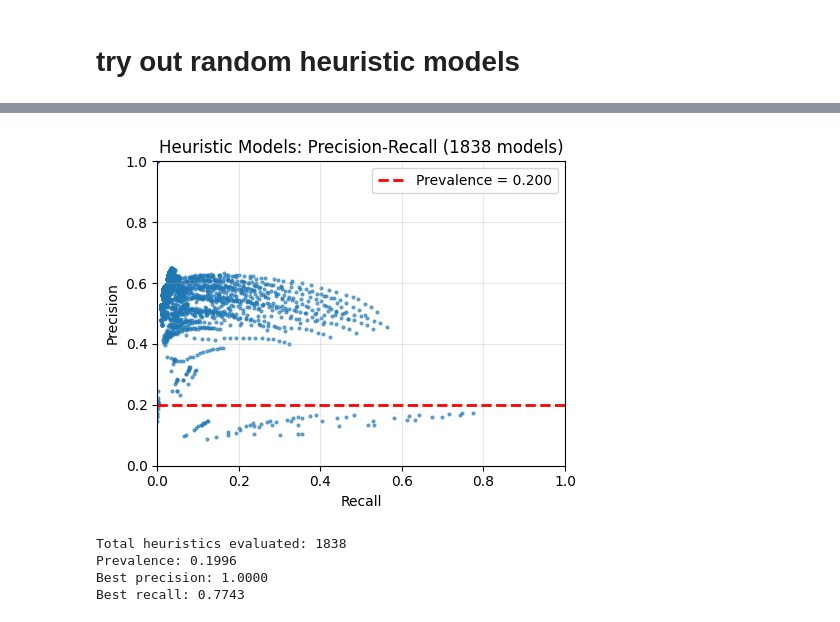
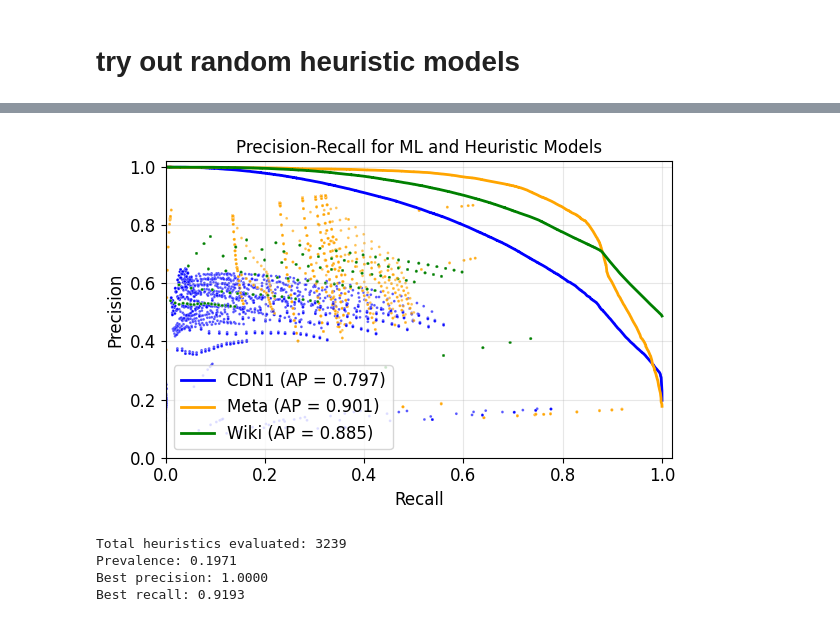
Before and after one commit to IsaacKhor/speculative_revalidation, a Jupyter notebook: analysis/ml_models.ipynb, the cells around one changed output, grey strips where cells are left out. Saved outputs shown, nothing was run; the diff lists cells and outputs as text; code cells hidden in the pictures.

```diff
--- a/analysis/ml_models.ipynb
+++ b/analysis/ml_models.ipynb
@@ -113,6 +130,7 @@ def train_model(sdf):
     return rfc
 
 
-calc_features(df)
+df = calc_features(df)
+df
 # %% [output]
 |  | ts | next_ts | ttl | create_ts | freq | last_ts | update_ts | revals | good_rv | bad_rv | mime | ... |
@@ -133,7 +151,7 @@ models = {}
 
 for src in srcs:
     print(f'Training model for {src}...')
-    sdf = df[df['src'] == src]
+    sdf = df[df['in'] == src]
     rfc = train_model(sdf)
     models[src] = rfc
 # %% [output]
@@ -389,11 +401,12 @@ plt.show()
 # try out random heuristic models
 # %%
 def get_heuristic_model(min_ttl=1, min_freq=1, max_t_since_last_frac=1.0):
-    return lambda d: (d['ttl'] <= min_ttl) & (d['freq'] <= min_freq) & (d['t_since_last_frac'] <= max_t_since_last_frac)
+    return lambda d:  ((d['ttl'] <= min_ttl) & (d['freq'] <= min_freq) & (d['t_since_last_frac'] <= max_t_since_last_frac))
 
-ttls = [0, 1, 2, 3, 4, 5, 10, 15, 30, 60, 300, 900, 3600, 21600, 86400, 7*86400]
+ttls = [0, 5, 10, 30, 60, 900, 3600, 21600, 86400, 7*86400, 14*86400, 30*86400]
 freqs = list(range(0, 7))
 t_since_last_fracs = list(np.linspace(0.0, 1.0, num=20))
+# gens = list(range(0, 10))
 
 import itertools
 heuristics = [get_heuristic_model(*h) for h in itertools.product(ttls, freqs, t_since_last_fracs)]
@@ -402,0 +416,12 @@ Generated 2240 heuristics.
+# %%
+def get_heuristic_model(min_ttl=1, min_freq=1, max_t_since_last_frac=1.0, always_reval_gen=999):
+    return lambda d: (d['generations'] >= always_reval_gen) | ((d['ttl'] <= min_ttl) & (d['freq'] <= min_freq) & (d['t_since_last_frac'] <= max_t_since_last_frac))
+
+ttls = [0, 5, 10, 30, 60, 900, 3600, 21600, 86400, 7*86400, 14*86400, 30*86400]
+freqs = list(range(0, 7))
+t_since_last_fracs = list(np.linspace(0.0, 1.0, num=20))
+gens = list(range(0, 10))
+
+import itertools
+heuristics = [get_heuristic_model(*h) for h in itertools.product(ttls, freqs, t_since_last_fracs, gens)]
+print(f'Generated {len(heuristics)} heuristics.')
@@ -449,30 +527,36 @@ done
 # %%
 
 # Plot precision-recall scatter with prevalence baseline
-plt.figure(figsize=(5, 4))
-plt.scatter(heuristic_df['recall'], heuristic_df['precision'], alpha=0.6, s=4)
+plt.figure(figsize=(6, 4))
+sns.scatterplot(data=heuristic_df, x='recall', y='precision', hue='src', alpha=0.66, s=4, palette={'CDN1': 'blue', 'Meta': 'orange', 'Wiki': 'green'}, legend=False)
+# plt.scatter(heuristic_df['recall'], heuristic_df['precision'], alpha=0.6, s=4)
+
+# also include for reference ML models
+plt.plot(cf_stats['recall'], cf_stats['precision'], lw=2, label=f"CDN1 (AP = {cf_stats['prc_auc']:.3f})", color='blue')
+plt.plot(fb_stats['recall'], fb_stats['precision'], lw=2, label=f"Meta (AP = {fb_stats['prc_auc']:.3f})", color='orange')
+plt.plot(wm_stats['recall'], wm_stats['precision'], lw=2, label=f"Wiki (AP = {wm_stats['prc_auc']:.3f})", color='green')
 
 # Prevalence baseline line: at any recall, precision should be >= prevalence
-plt.plot([0, 1], [prevalence, prevalence], 'r--', lw=2, label=f'Prevalence = {prevalence:.3f}')
+# plt.plot([0, 1], [prevalence, prevalence], 'r--', lw=2, label=f'Prevalence = {prevalence:.3f}')
 
-plt.xlim([0, 1])
-plt.ylim([0, 1])
+plt.xlim([0, 1.02])
+plt.ylim([0, 1.02])
 plt.xlabel('Recall')
 plt.ylabel('Precision')
-plt.title(f'Heuristic Models: Precision-Recall ({len(heuristic_results)} models)')
+plt.title(f'Precision-Recall for ML and Heuristic Models')
 plt.legend()
 plt.grid(True, alpha=0.3)
 plt.tight_layout()
-plt.savefig('../paper/figs/heuristic_precision_recall_scatter.png', dpi=300, bbox_inches='tight')
+plt.savefig('../paper/figs/heuristic_ml_prc_combined.png', dpi=300, bbox_inches='tight')
 plt.show()
 
-print(f"Total heuristics evaluated: {len(heuristic_results)}")
+print(f"Total heuristics evaluated: {len(results)}")
 print(f"Prevalence: {prevalence:.4f}")
 print(f"Best precision: {heuristic_df['precision'].max():.4f}")
 print(f"Best recall: {heuristic_df['recall'].max():.4f}")
 # %% [output]
-[figure, old version]
+[figure, new version]
-Total heuristics evaluated: 1838
-Prevalence: 0.1996
+Total heuristics evaluated: 3239
+Prevalence: 0.1971
 Best precision: 1.0000
-Best recall: 0.7743
+Best recall: 0.9193
```
Also changed, not shown: parts of 17 cells of this notebook, 35 other files.
